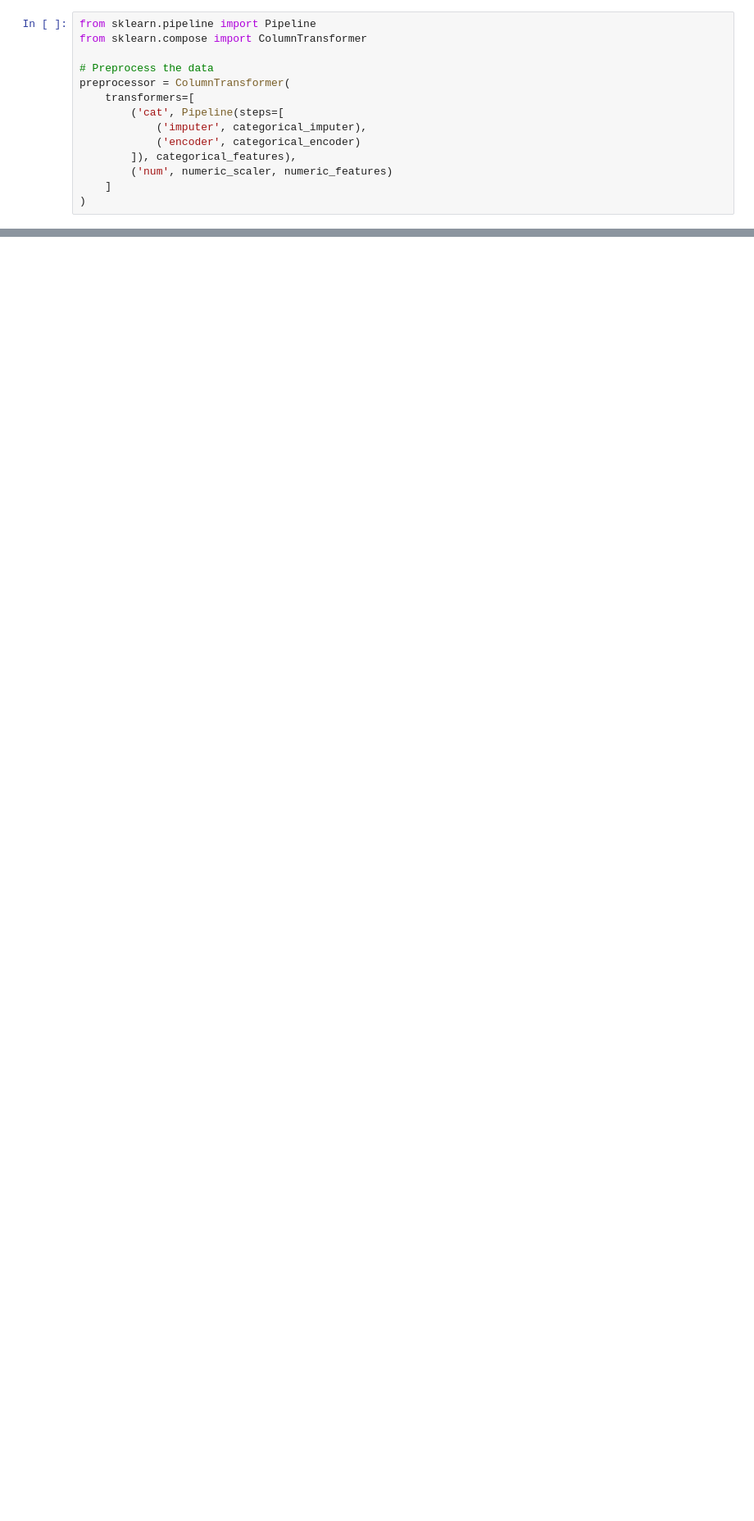
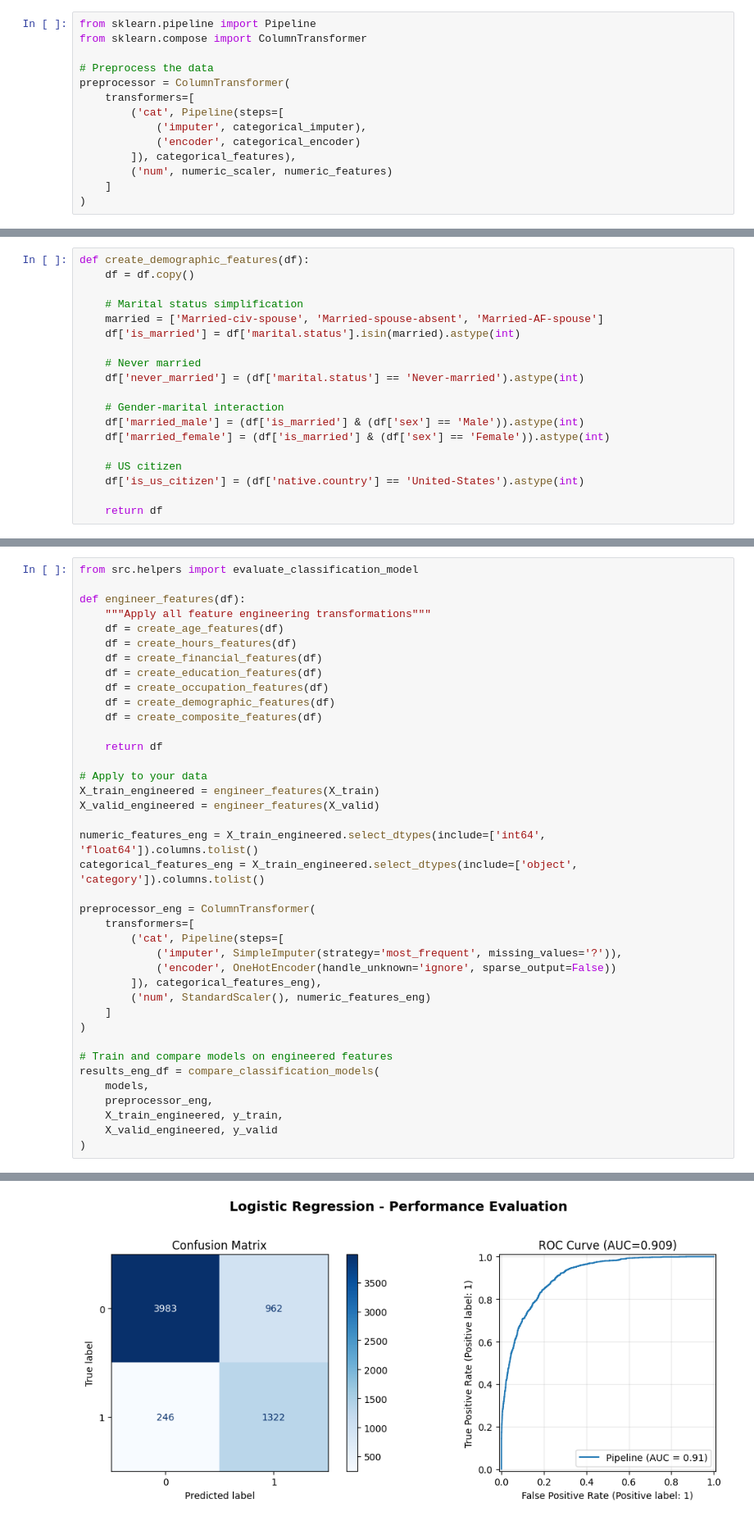
Before and after one commit to tsarevboris/ai-explore, a Jupyter notebook: notebooks/adult_income.ipynb, the cells around one changed output, grey strips where cells are left out. Shown at 82% size. Drawn from its saved outputs; the diff is of its cells as text; blank space fills up the shorter version.

```diff
--- a/notebooks/adult_income.ipynb
+++ b/notebooks/adult_income.ipynb
@@ -365,0 +515,19 @@ plt.show()
+# %%
+def create_demographic_features(df):
+    df = df.copy()
+
+    # Marital status simplification
+    married = ['Married-civ-spouse', 'Married-spouse-absent', 'Married-AF-spouse']
+    df['is_married'] = df['marital.status'].isin(married).astype(int)
+
+    # Never married
+    df['never_married'] = (df['marital.status'] == 'Never-married').astype(int)
+
+    # Gender-marital interaction
+    df['married_male'] = (df['is_married'] & (df['sex'] == 'Male')).astype(int)
+    df['married_female'] = (df['is_married'] & (df['sex'] == 'Female')).astype(int)
+
+    # US citizen
+    df['is_us_citizen'] = (df['native.country'] == 'United-States').astype(int)
+
+    return df
@@ -365,0 +561,40 @@ plt.show()
+# %%
+from src.helpers import evaluate_classification_model
+
+def engineer_features(df):
+    """Apply all feature engineering transformations"""
+    df = create_age_features(df)
+    df = create_hours_features(df)
+    df = create_financial_features(df)
+    df = create_education_features(df)
+    df = create_occupation_features(df)
+    df = create_demographic_features(df)
+    df = create_composite_features(df)
+
+    return df
+
+# Apply to your data
+X_train_engineered = engineer_features(X_train)
+X_valid_engineered = engineer_features(X_valid)
+
+numeric_features_eng = X_train_engineered.select_dtypes(include=['int64', 'float64']).columns.tolist()
+categorical_features_eng = X_train_engineered.select_dtypes(include=['object', 'category']).columns.tolist()
+
+preprocessor_eng = ColumnTransformer(
+    transformers=[
+        ('cat', Pipeline(steps=[
+            ('imputer', SimpleImputer(strategy='most_frequent', missing_values='?')),
+            ('encoder', OneHotEncoder(handle_unknown='ignore', sparse_output=False))
+        ]), categorical_features_eng),
+        ('num', StandardScaler(), numeric_features_eng)
+    ]
+)
+
+# Train and compare models on engineered features
+results_eng_df = compare_classification_models(
+    models,
+    preprocessor_eng,
+    X_train_engineered, y_train,
+    X_valid_engineered, y_valid
+)
+# %% [output]
@@ -365,0 +616 @@ plt.show()
+[figure, added]
```
Also changed, not shown: parts of 52 cells of this notebook, 1 other file.
